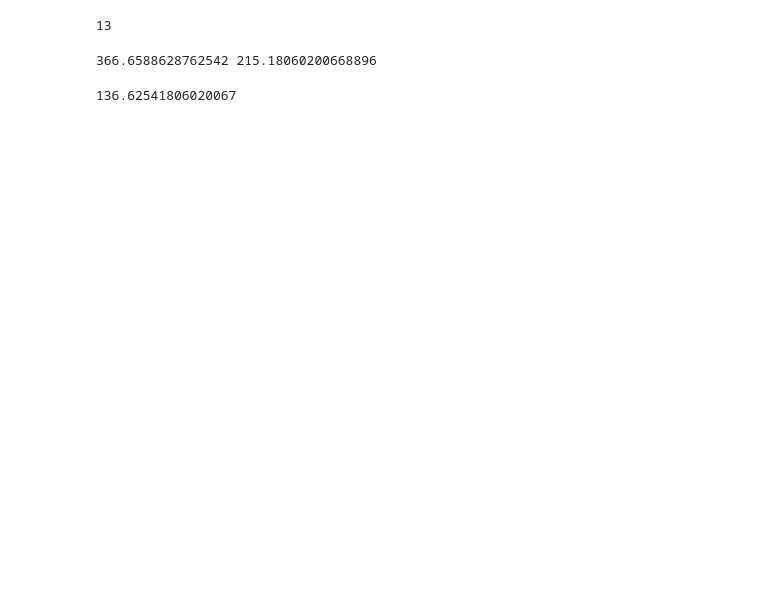
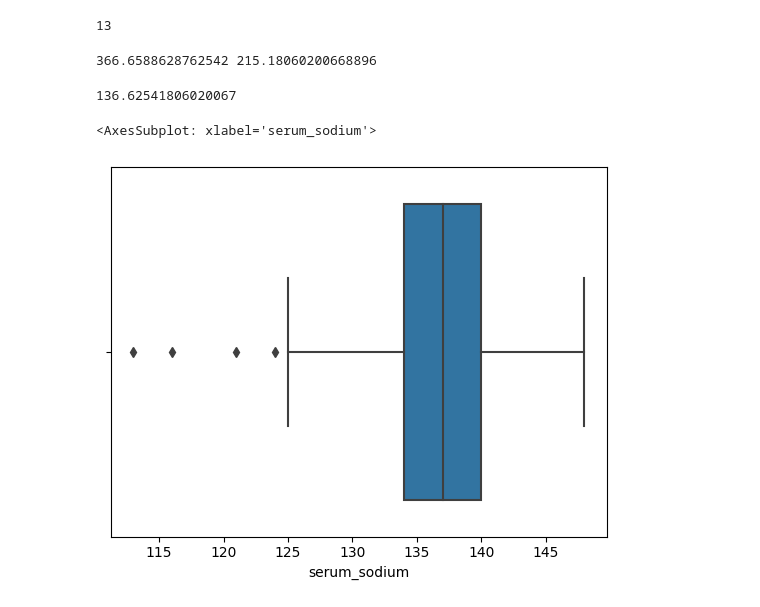
Before and after one commit to melinda15/build_fall_2022, a Jupyter notebook: Finding-an-Interesting-Dataset-MelindaYee/heart_failure_data.ipynb, the cells around one changed output. Drawn from its saved outputs; the diff is of its cells as text; code cells hidden in the pictures; blank space fills up the shorter version.

```diff
--- a/Finding-an-Interesting-Dataset-MelindaYee/heart_failure_data.ipynb
+++ b/Finding-an-Interesting-Dataset-MelindaYee/heart_failure_data.ipynb
@@ -180,5 +206,10 @@ total_serum_sodium = data["serum_sodium"].mean()
 total_serum_sodium
 # %% [output]
 136.62541806020067
+# %%
+sns.boxplot(x = data["serum_sodium"])
+# %% [output]
+<AxesSubplot: xlabel='serum_sodium'>
+[figure, added]
 # %%
 ### Answer 10: The average serum sodium is 136.
```
Also changed, not shown: parts of 5 cells of this notebook.
